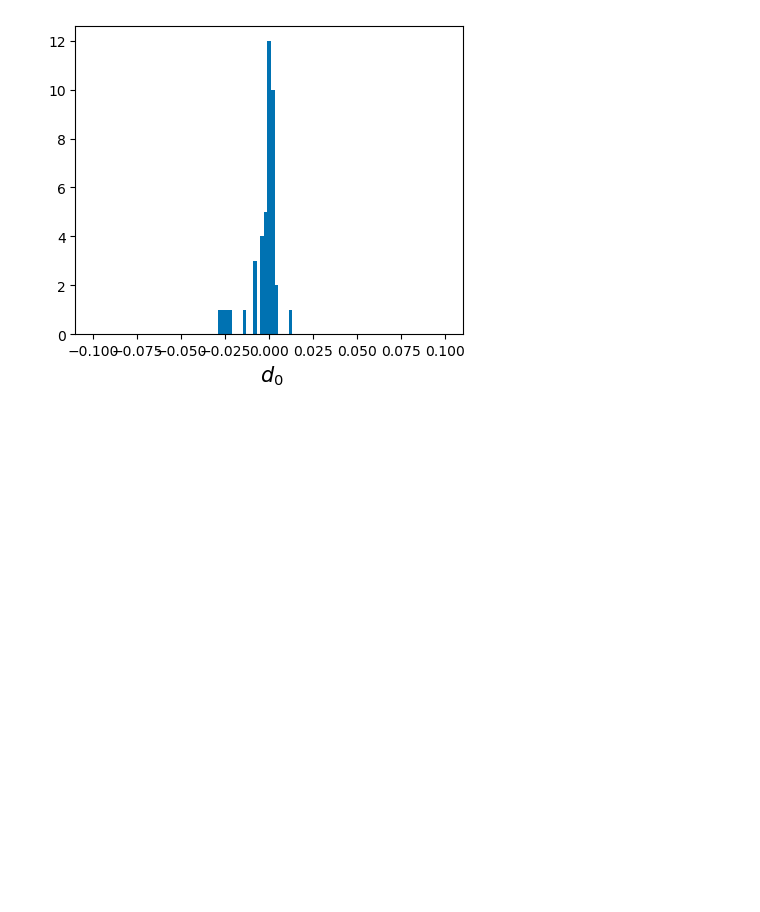
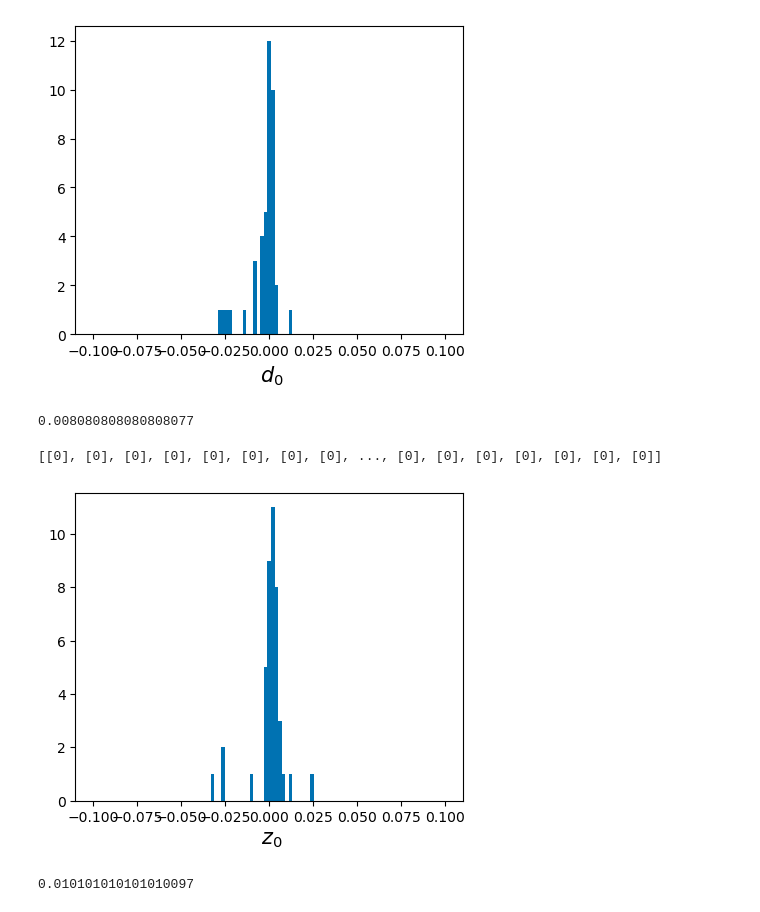
Before and after one commit to kdp-lab/maia_detector_paper, a Jupyter notebook: study_tracks_local.ipynb, the cells around one changed output. Saved outputs shown, nothing was run; the diff lists cells and outputs as text; code cells hidden in the pictures; blank space fills up the shorter version.

Commit message:
FWHM added

```diff
--- a/study_tracks_local.ipynb
+++ b/study_tracks_local.ipynb
@@ -73,7 +78,7 @@ See https://github.com/key4hep/EDM4hep/blob/master/edm4hep.yaml for more info ab
 #
 # open multiple files at once, only save relevant information
 #
-tree = uproot.concatenate("../macros/root_files/muonGun_reco_*.root:events",filter_name=["MC*","MUON*","SiTracks_*","*TrackerHits*"])
+tree = uproot.concatenate("../root_files/muonGun_reco_*.root:events",filter_name=["MC*","MUON*","SiTracks_*","*TrackerHits*"])
 # %% [markdown]
 ## Read in Monte Carlo truth particles
 
@@ -708,3 +737,24 @@ print(d0)
 plot1DHistogram(matchedTracks.d0, bins=np.linspace(-0.1,0.1,100), scale='linear', label="; $d_0$")
 # %% [output]
 [figure]
+# %%
+fwhm(matchedTracks.d0, bins=np.linspace(-0.1,0.1,100))
+# %% [output]
+0.008080808080808077
+# %%
+prod_vec = np.array([truthMuons.vtxX, truthMuons.vtxY, truthMuons.vtxZ])
+prod_rxy = np.sqrt(truthMuons.vtxX**2 + truthMuons.vtxY**2)
+
+dPhi = np.arctan2(prod_vec[1], prod_vec[0]) - np.arctan2(truthMuons.phi, 1)
+z0 = prod_rxy * np.sin(abs(dPhi))
+print(z0)
+# %% [output]
+[[0], [0], [0], [0], [0], [0], [0], [0], ..., [0], [0], [0], [0], [0], [0], [0]]
+# %%
+plot1DHistogram(matchedTracks.z0, bins=np.linspace(-0.1,0.1,100), scale='linear', label="; $z_0$")
+# %% [output]
+[figure, added]
+# %%
+fwhm(matchedTracks.z0, bins=np.linspace(-0.1,0.1,100))
+# %% [output]
+0.010101010101010097
```
Also changed, not shown: parts of 2 cells of this notebook.
